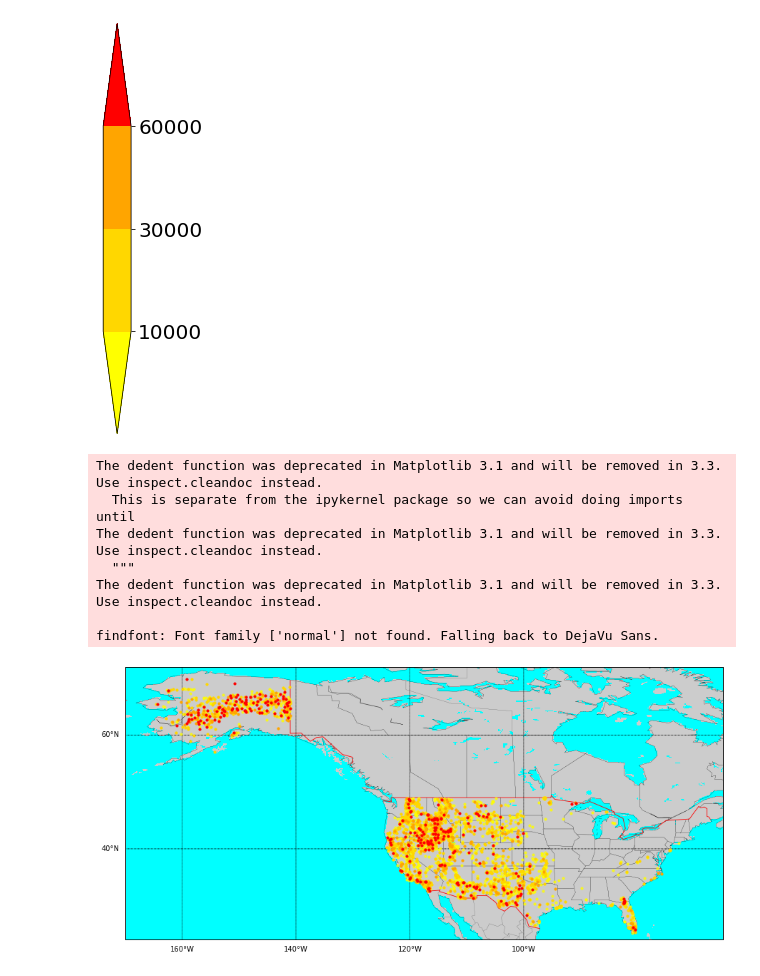
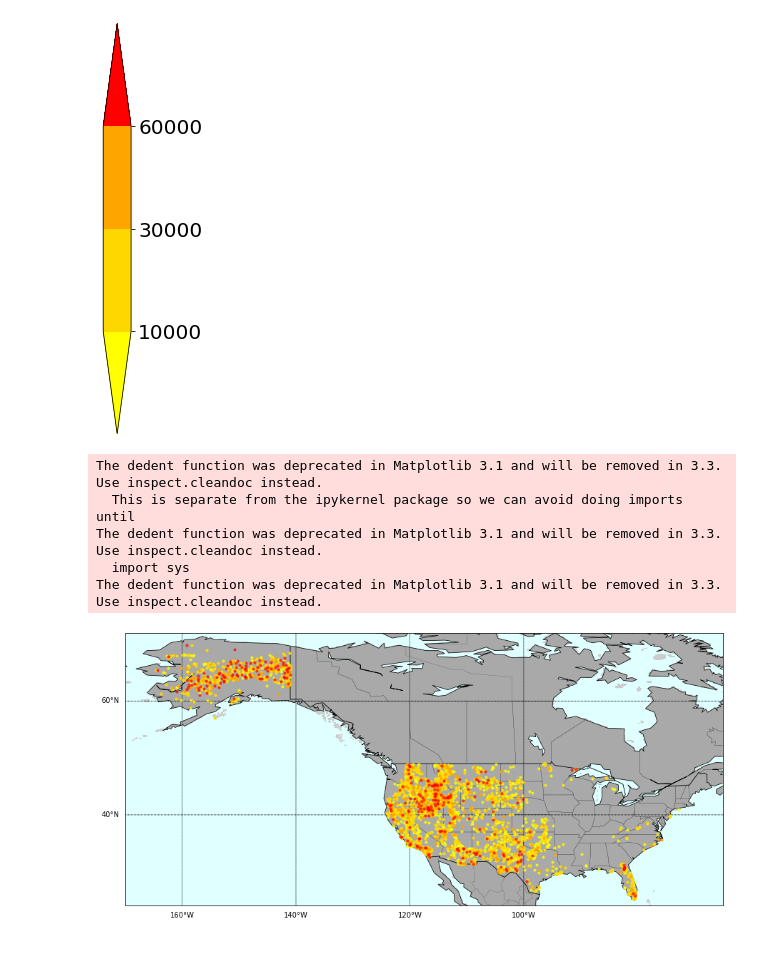
Before and after one commit to adityasant/ECE143_Project, a Jupyter notebook: Local Notebooks/wildfire_datacleaning.ipynb, the cells around one changed output. Cells and saved outputs as stored; diff of their text form; code cells hidden in the pictures.

Commit message:
Changing plotting preferences

```diff
--- a/Local Notebooks/wildfire_datacleaning.ipynb
+++ b/Local Notebooks/wildfire_datacleaning.ipynb
@@ -297,14 +297,15 @@ mpl.colorbar.ColorbarBase?
 plt.subplots(figsize=[15,8])
 map = Basemap(projection='cyl',llcrnrlat=24,urcrnrlat=72,\
             llcrnrlon=-170,urcrnrlon=-65,)
-map.drawcoastlines(linewidth=0.25)
-map.drawcountries(linewidth=0.85,color='red')
-map.drawstates(linewidth=0.15)
-map.drawmapboundary()
-map.drawparallels(np.arange(0.,90.,20),labels=[1,0,0,0],fontsize=10)
-map.drawmeridians(np.arange(-160,-90,20),labels=[0,0,0,1],fontsize=10)
-map.fillcontinents(color='lightgrey', zorder=1,lake_color='aqua')
-map.drawlsmask(ocean_color='aqua',lakes=True,zorder=1)
+map.drawlsmask(ocean_color='lightcyan',lakes=True,zorder=1)
+map.fillcontinents(color='darkgrey',zorder=2,lake_color='lightcyan')
+map.drawcoastlines(linewidth=0.75,zorder=3)
+map.drawcountries(linewidth=0.85,color='black',zorder=3)
+map.drawstates(linewidth=0.15,zorder=3)
+#map.drawmapboundary()
+map.drawparallels(np.arange(0.,90.,20),labels=[1,0,0,0],fontsize=10,zorder=3)
+map.drawmeridians(np.arange(-160,-90,20),labels=[0,0,0,1],fontsize=10,zorder=3)
+
 
 yr_lower = 1992
 yr_higher = 2015
@@ -321,7 +322,7 @@ lat_temp = [large_size_wildfire_data['LATITUDE'][i] for i in range(large_fire_le
 
 scat = map.scatter(long_temp, lat_temp,s=10);
 scat.set_color('r')
-#scat.set_alpha(0.5)
+scat.set_alpha(0.65)
 scat.set_zorder(12)
 
 
@@ -337,7 +338,7 @@ lat_temp = [large_size_wildfire_data['LATITUDE'][i] for i in range(large_fire_le
 
 scat = map.scatter(long_temp, lat_temp,s=10);
 scat.set_color('orange')
-#scat.set_alpha(0.85)
+scat.set_alpha(0.95)
 scat.set_zorder(11)
 
 
@@ -350,34 +351,32 @@ long_temp = [large_size_wildfire_data['LONGITUDE'][i] for i in range(large_fire_
 lat_temp = [large_size_wildfire_data['LATITUDE'][i] for i in range(large_fire_len) if \
              lim_low<=large_size_wildfire_data['FIRE_SIZE'][i]<lim_high and \
             yr_lower<large_size_wildfire_data['FIRE_YEAR'][i]<yr_higher]
 
 scat = map.scatter(long_temp, lat_temp,s=10);
 scat.set_color('gold')
 scat.set_alpha(1)
 scat.set_zorder(10)
 
 ## Small fires
 lim_low = 5000
 lim_high = 10000
 long_temp = [large_size_wildfire_data['LONGITUDE'][i] for i in range(large_fire_len) if \
              lim_low<=large_size_wildfire_data['FIRE_SIZE'][i]<lim_high and \
             yr_lower<large_size_wildfire_data['FIRE_YEAR'][i]<yr_higher]
 lat_temp = [large_size_wildfire_data['LATITUDE'][i] for i in range(large_fire_len) if \
              lim_low<=large_size_wildfire_data['FIRE_SIZE'][i]<lim_high and \
             yr_lower<large_size_wildfire_data['FIRE_YEAR'][i]<yr_higher]
 
 scat = map.scatter(long_temp, lat_temp,s=10);
 scat.set_color('yellow')
 scat.set_alpha(0.75)
 scat.set_zorder(9)
 
 plt.show()
 # %% [output]
 The dedent function was deprecated in Matplotlib 3.1 and will be removed in 3.3. Use inspect.cleandoc instead.
   This is separate from the ipykernel package so we can avoid doing imports until
 The dedent function was deprecated in Matplotlib 3.1 and will be removed in 3.3. Use inspect.cleandoc instead.
-  """
+  import sys
 The dedent function was deprecated in Matplotlib 3.1 and will be removed in 3.3. Use inspect.cleandoc instead.
-
-findfont: Font family ['normal'] not found. Falling back to DejaVu Sans.
-[figure, old version]
+[figure, new version]
```
